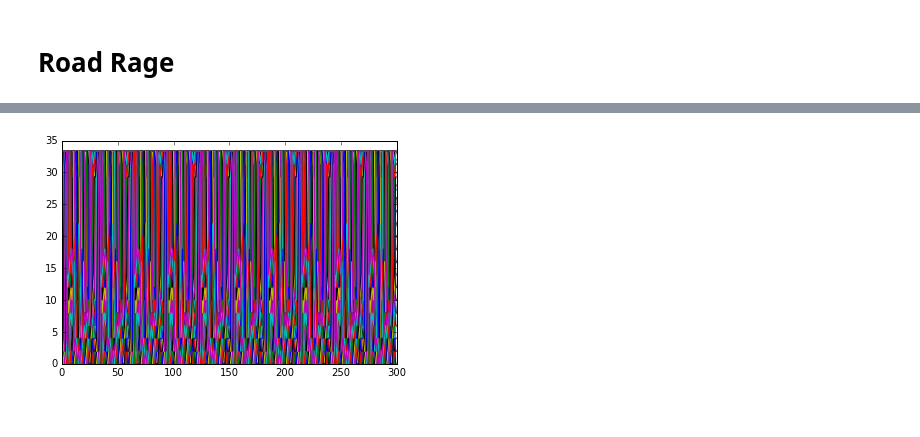
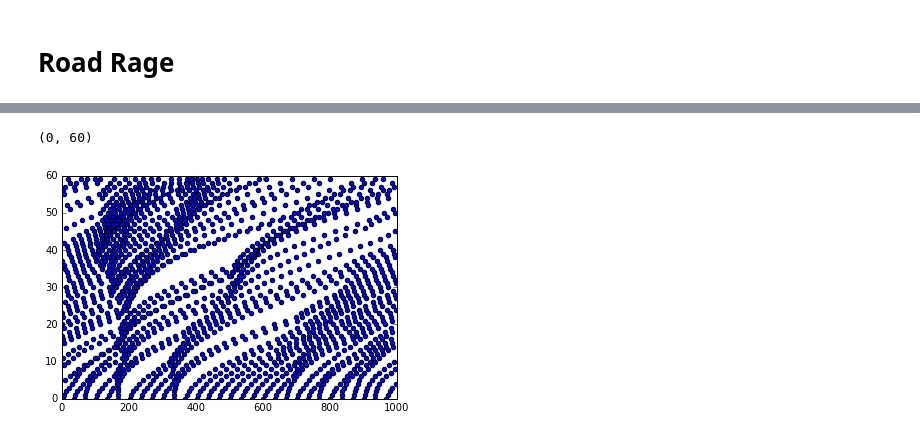
Before and after one commit to maggiecorrell/traffic-simulation, a Jupyter notebook: road_rage_plots.ipynb, the cells around one changed output, grey strips where cells are left out. Cells and saved outputs as stored; diff of their text form; code cells hidden in the pictures.

```diff
--- a/road_rage_plots.ipynb
+++ b/road_rage_plots.ipynb
@@ -9,5 +12,9 @@ speeds, positions, mean, stdev, speed_limit = main()
-# %%
-plt.plot(speeds)
-plt.show()
-# %% [output]
-[figure, removed]
+# %%
+fig, ax = plt.subplots()
+for x in positions:
+    ax.scatter(x[:60], range(60))
+ax.set_xlim(0, 1000)
+ax.set_ylim(0, 60)
+# %% [output]
+(0, 60)
+[figure, added]
```
Also changed, not shown: parts of 3 cells of this notebook, 2 other files.
